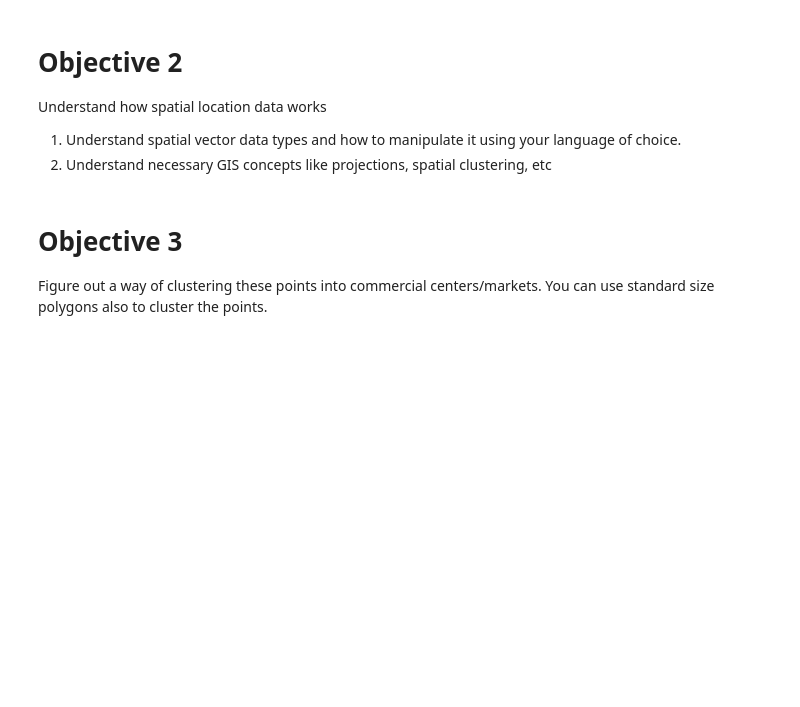
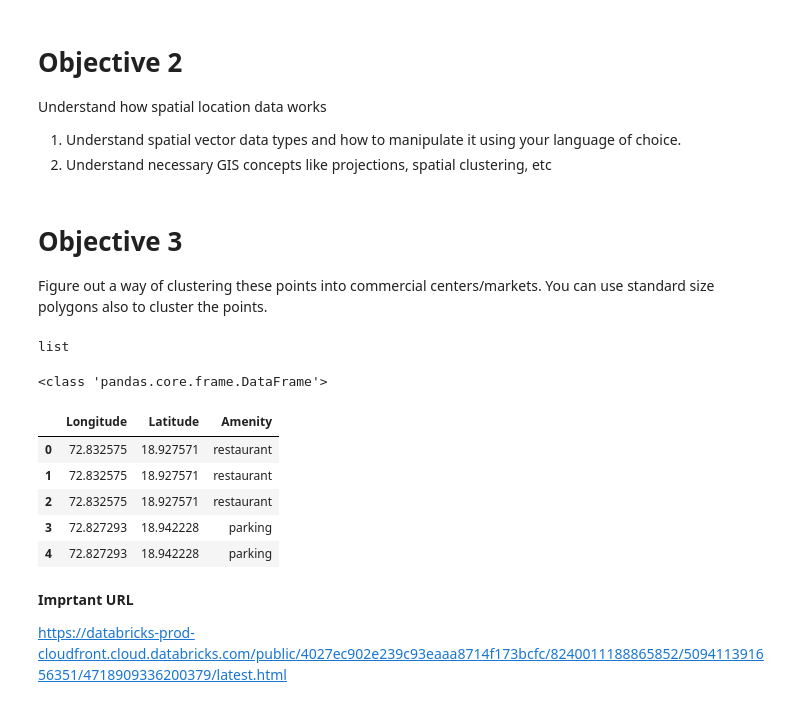
Before and after one commit to Musu1/Atlan_assignment_submission, a Jupyter notebook: submission_atlan.ipynb, the cells around one changed output. Drawn from its saved outputs; the diff is of its cells as text; code cells hidden in the pictures; blank space fills up the shorter version.

```diff
--- a/submission_atlan.ipynb
+++ b/submission_atlan.ipynb
@@ -84,0 +90,4 @@ use standard size polygons also to cluster the points.
+# %%
+type(coords)
+# %% [output]
+list
@@ -84,0 +97,15 @@ use standard size polygons also to cluster the points.
+# %%
+print(type(Data))
+Data.head()
+# %% [output]
+<class 'pandas.core.frame.DataFrame'>
+|  | Longitude | Latitude | Amenity |
+| 0 | 72.832575 | 18.927571 | restaurant |
+| 1 | 72.832575 | 18.927571 | restaurant |
+| 2 | 72.832575 | 18.927571 | restaurant |
+| 3 | 72.827293 | 18.942228 | parking |
+| 4 | 72.827293 | 18.942228 | parking |
+# %% [markdown]
+**Imprtant URL**
+
+https://databricks-prod-cloudfront.cloud.databricks.com/public/4027ec902e239c93eaaa8714f173bcfc/8240011188865852/509411391656351/4718909336200379/latest.html
```
Also changed, not shown: parts of 9 cells of this notebook.
